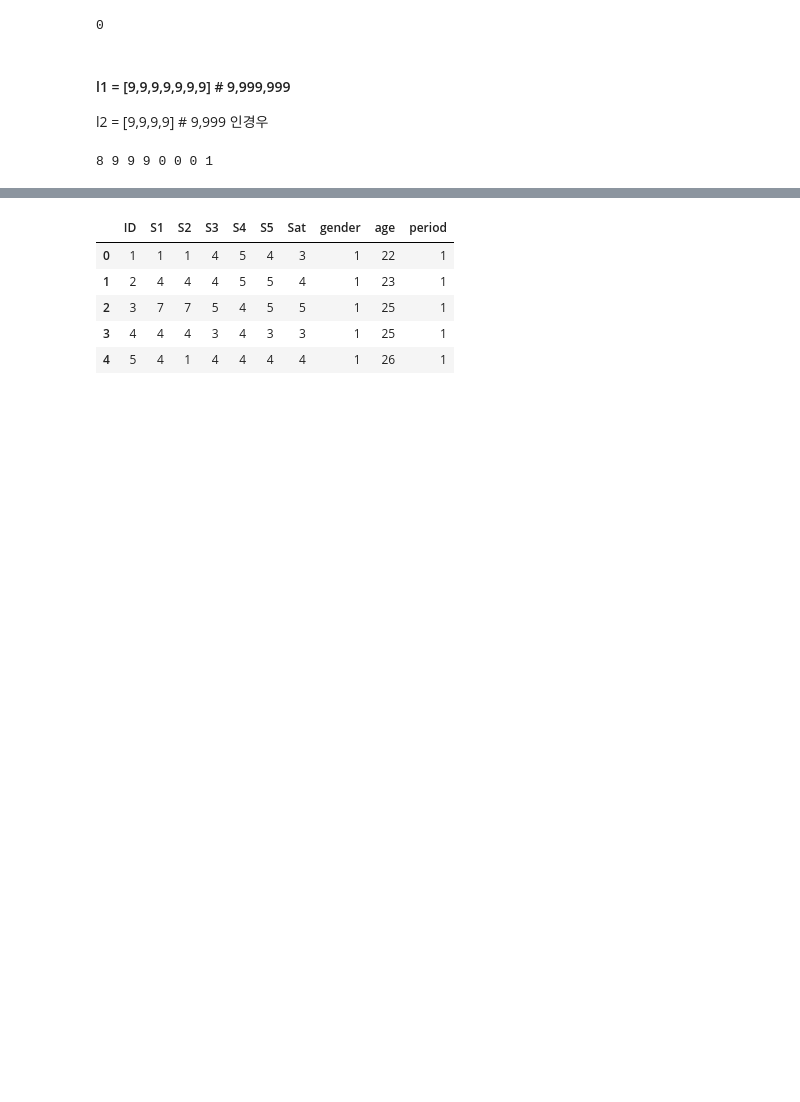
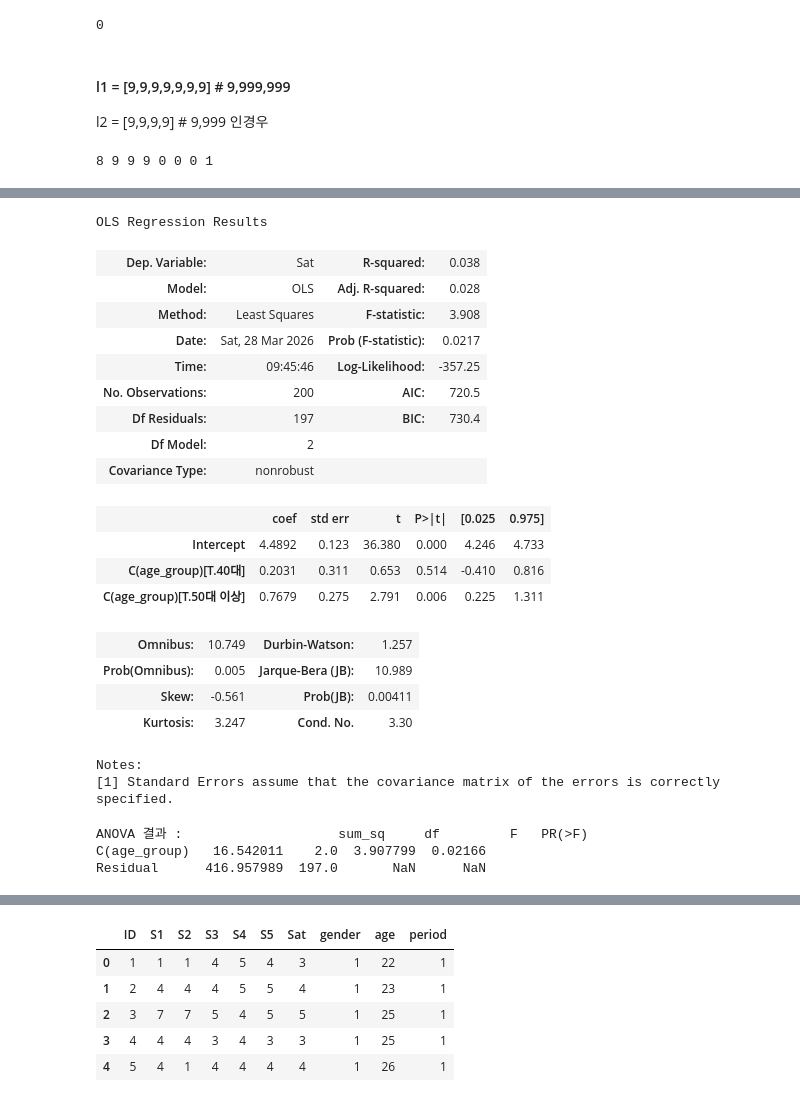
Before and after one commit to va4756/bigdata_raejung, a Jupyter notebook: social_data_anlaly_01.ipynb, the cells around one changed output, grey strips where cells are left out. Cells and saved outputs as stored; diff of their text form; code cells hidden in the pictures; blank space fills up the shorter version.

```diff
--- a/social_data_anlaly_01.ipynb
+++ b/social_data_anlaly_01.ipynb
@@ -308,0 +329,34 @@ print(f"Sat = {coef[0]:.3f} + {coef[1]:.3f}*Y1 + {coef[2]:.3f}*Y2 + {coef[3]:.3f
+# %%
+import statsmodels.api as sm
+from statsmodels.formula.api import  ols   # ols : OLS는 회귀분석에서 가장 기본이 되는 **최소제곱법(Ordinary Least Squares)
+# (3) ANOVA
+model = ols('Sat ~ C(age_group)', data=df).fit()
+model.summary()
+# %% [output]
+OLS Regression Results
+| Dep. Variable: | Sat | R-squared: | 0.038 |
+| Model: | OLS | Adj. R-squared: | 0.028 |
+| Method: | Least Squares | F-statistic: | 3.908 |
+| Date: | Sat, 28 Mar 2026 | Prob (F-statistic): | 0.0217 |
+| Time: | 09:45:46 | Log-Likelihood: | -357.25 |
+| No. Observations: | 200 | AIC: | 720.5 |
+| Df Residuals: | 197 | BIC: | 730.4 |
+| Df Model: | 2 |  |  |
+| Covariance Type: | nonrobust |  |  |
+|  | coef | std err | t | P>|t| | [0.025 | 0.975] |
+| Intercept | 4.4892 | 0.123 | 36.380 | 0.000 | 4.246 | 4.733 |
+| C(age_group)[T.40대] | 0.2031 | 0.311 | 0.653 | 0.514 | -0.410 | 0.816 |
+| C(age_group)[T.50대 이상] | 0.7679 | 0.275 | 2.791 | 0.006 | 0.225 | 1.311 |
+| Omnibus: | 10.749 | Durbin-Watson: | 1.257 |
+| Prob(Omnibus): | 0.005 | Jarque-Bera (JB): | 10.989 |
+| Skew: | -0.561 | Prob(JB): | 0.00411 |
+| Kurtosis: | 3.247 | Cond. No. | 3.30 |
+Notes:
+[1] Standard Errors assume that the covariance matrix of the errors is correctly specified.
+# %%
+anova_table = sm.stats.anova_lm(model, typ=2)
+print("ANOVA 결과 : ", anova_table)
+# %% [output]
+ANOVA 결과 :                    sum_sq     df         F   PR(>F)
+C(age_group)   16.542011    2.0  3.907799  0.02166
+Residual      416.957989  197.0       NaN      NaN
```
Also changed, not shown: parts of 23 cells of this notebook.
